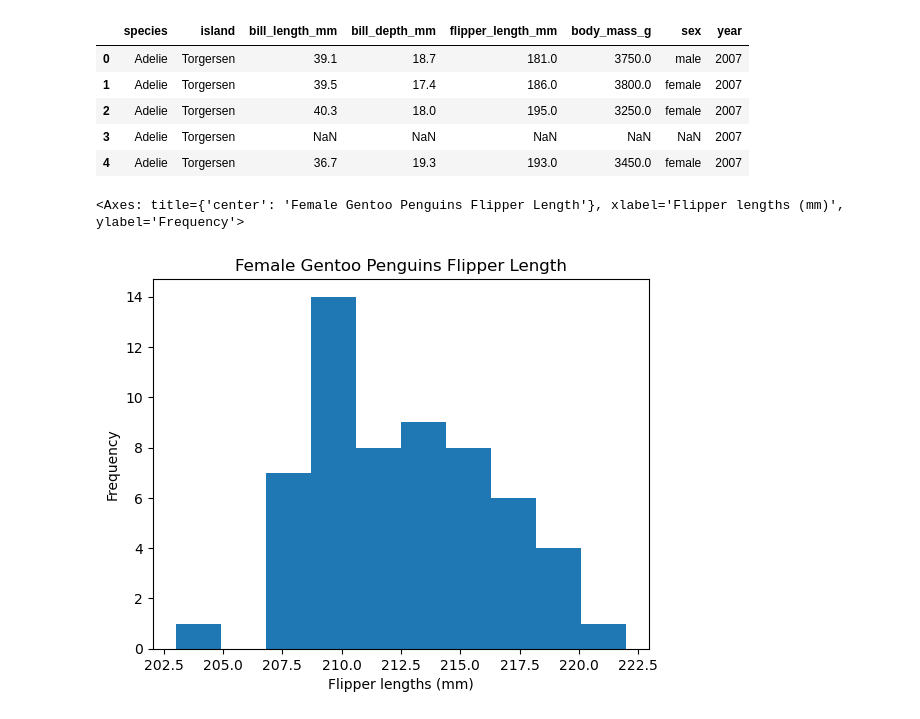
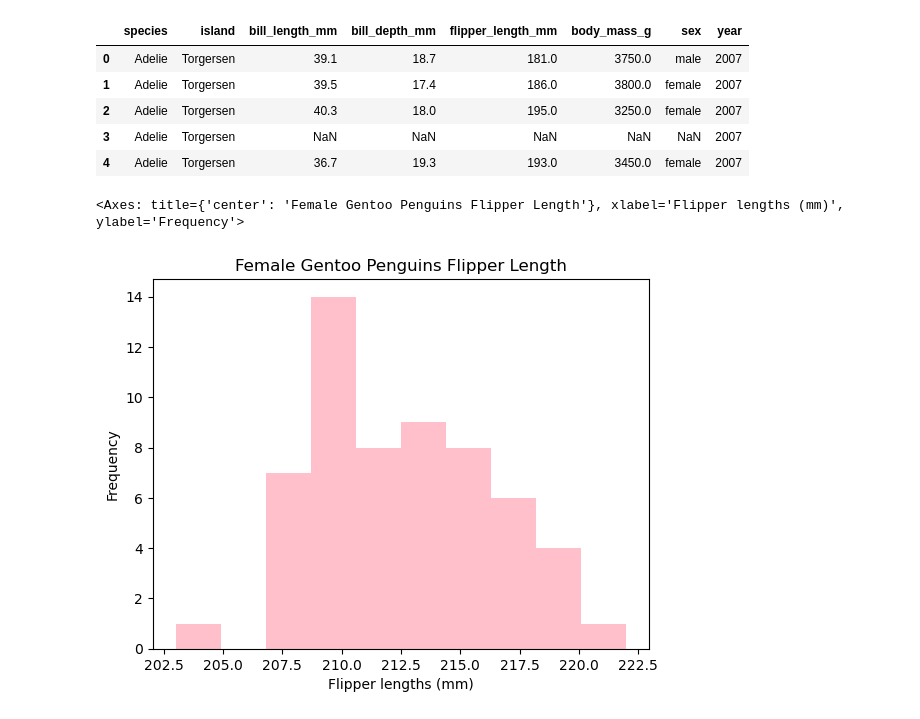
Before and after one commit to IsabellaSegarra/eds220-2025-in-class, a Jupyter notebook: week2-basic-plotting.ipynb, the cells around one changed output. Saved outputs shown, nothing was run; the diff lists cells and outputs as text; code cells hidden in the pictures.

Commit message:
Updates to basic plotting and created notebook for lesson 5

```diff
--- a/week2-basic-plotting.ipynb
+++ b/week2-basic-plotting.ipynb
@@ -386,9 +408,16 @@ penguins.head()
 # %%
 female_penguins = penguins[penguins['sex'] == 'female']
 female_gentoo_penguins = female_penguins[female_penguins['species'] == 'Gentoo']
 
+# Another way (thi sis the correct way)
+
+female_gentoos = penguins[ (penguins['sex'] == 'female') & (penguins['species'] == 'Gentoo')]
+female_gentoos
+
+
 female_gentoo_penguins['flipper_length_mm'].plot(kind= 'hist', xlabel = 'Flipper lengths (mm)',
-                                                 title = 'Female Gentoo Penguins Flipper Length' )
+                                                 title = 'Female Gentoo Penguins Flipper Length',
+                                                color = 'pink')
 # %% [output]
 <Axes: title={'center': 'Female Gentoo Penguins Flipper Length'}, xlabel='Flipper lengths (mm)', ylabel='Frequency'>
-[figure, old version]
+[figure, new version]
```
Also changed, not shown: parts of 3 cells of this notebook.
